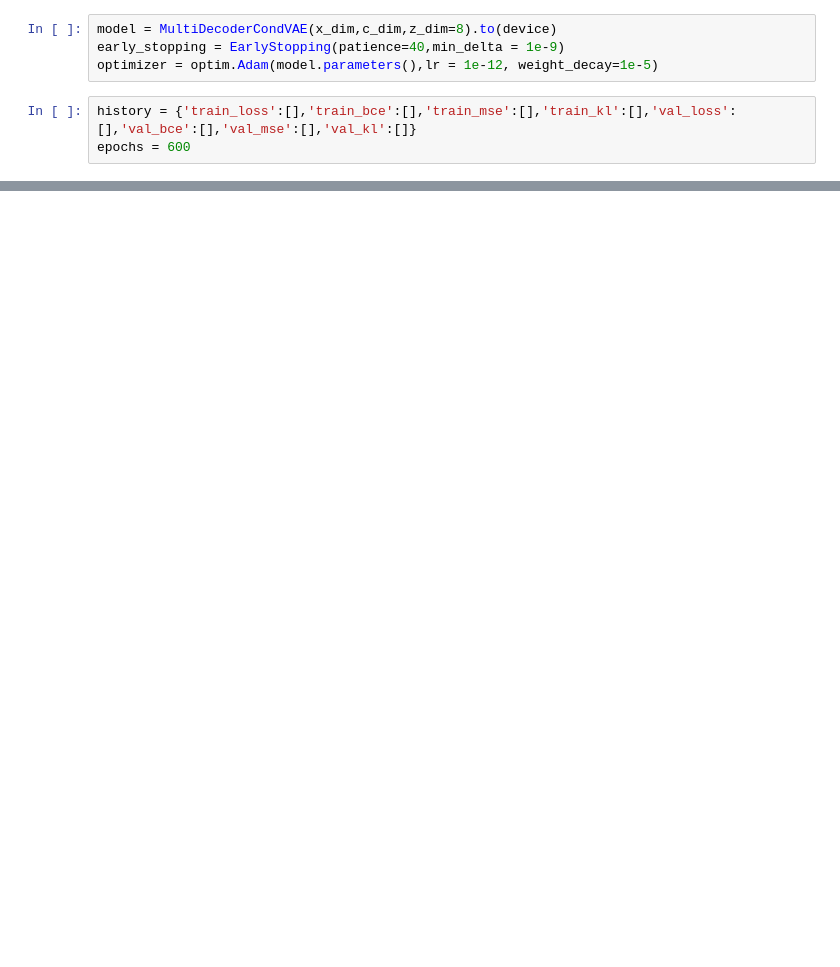
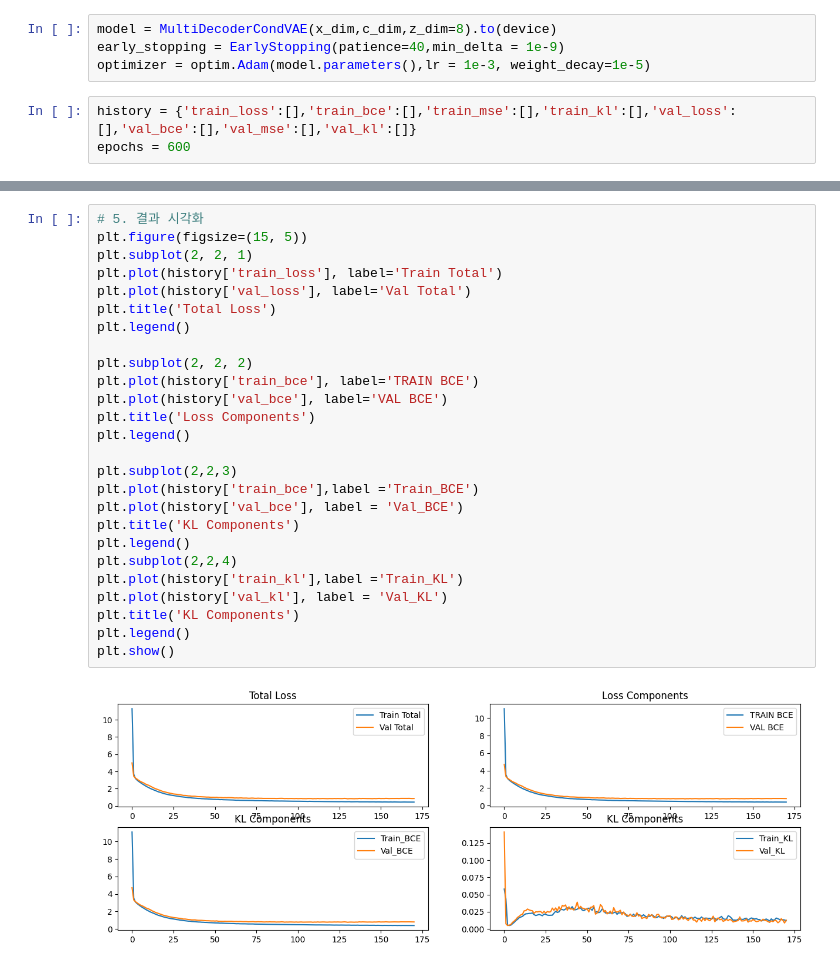
Before and after one commit to MINGYU-1/model_making, a Jupyter notebook: data_making/epoch_1/s26_all.ipynb, the cells around one changed output, grey strips where cells are left out. Cells and saved outputs as stored; diff of their text form; blank space fills up the shorter version.

```diff
--- a/data_making/epoch_1/s26_all.ipynb
+++ b/data_making/epoch_1/s26_all.ipynb
@@ -30,7 +32,7 @@ x_dim,c_dim
 # %%
 model = MultiDecoderCondVAE(x_dim,c_dim,z_dim=8).to(device)
 early_stopping = EarlyStopping(patience=40,min_delta = 1e-9)
-optimizer = optim.Adam(model.parameters(),lr = 1e-12, weight_decay=1e-5)
+optimizer = optim.Adam(model.parameters(),lr = 1e-3, weight_decay=1e-5)
 # %%
 history = {'train_loss':[],'train_bce':[],'train_mse':[],'train_kl':[],'val_loss':[],'val_bce':[],'val_mse':[],'val_kl':[]}
 epochs = 600
@@ -65,0 +104,28 @@ for epoch in range(1,epochs+1):
+# %%
+# 5. 결과 시각화
+plt.figure(figsize=(15, 5))
+plt.subplot(2, 2, 1)
+plt.plot(history['train_loss'], label='Train Total')
+plt.plot(history['val_loss'], label='Val Total')
+plt.title('Total Loss')
+plt.legend()
+
+plt.subplot(2, 2, 2)
+plt.plot(history['train_bce'], label='TRAIN BCE')
+plt.plot(history['val_bce'], label='VAL BCE')
+plt.title('Loss Components')
+plt.legend()
+
+plt.subplot(2,2,3)
+plt.plot(history['train_bce'],label ='Train_BCE')
+plt.plot(history['val_bce'], label = 'Val_BCE')
+plt.title('KL Components')
+plt.legend()
+plt.subplot(2,2,4)
+plt.plot(history['train_kl'],label ='Train_KL')
+plt.plot(history['val_kl'], label = 'Val_KL')
+plt.title('KL Components')
+plt.legend()
+plt.show()
+# %% [output]
+[figure, added]
```
Also changed, not shown: parts of 9 cells of this notebook, 22 other files.
